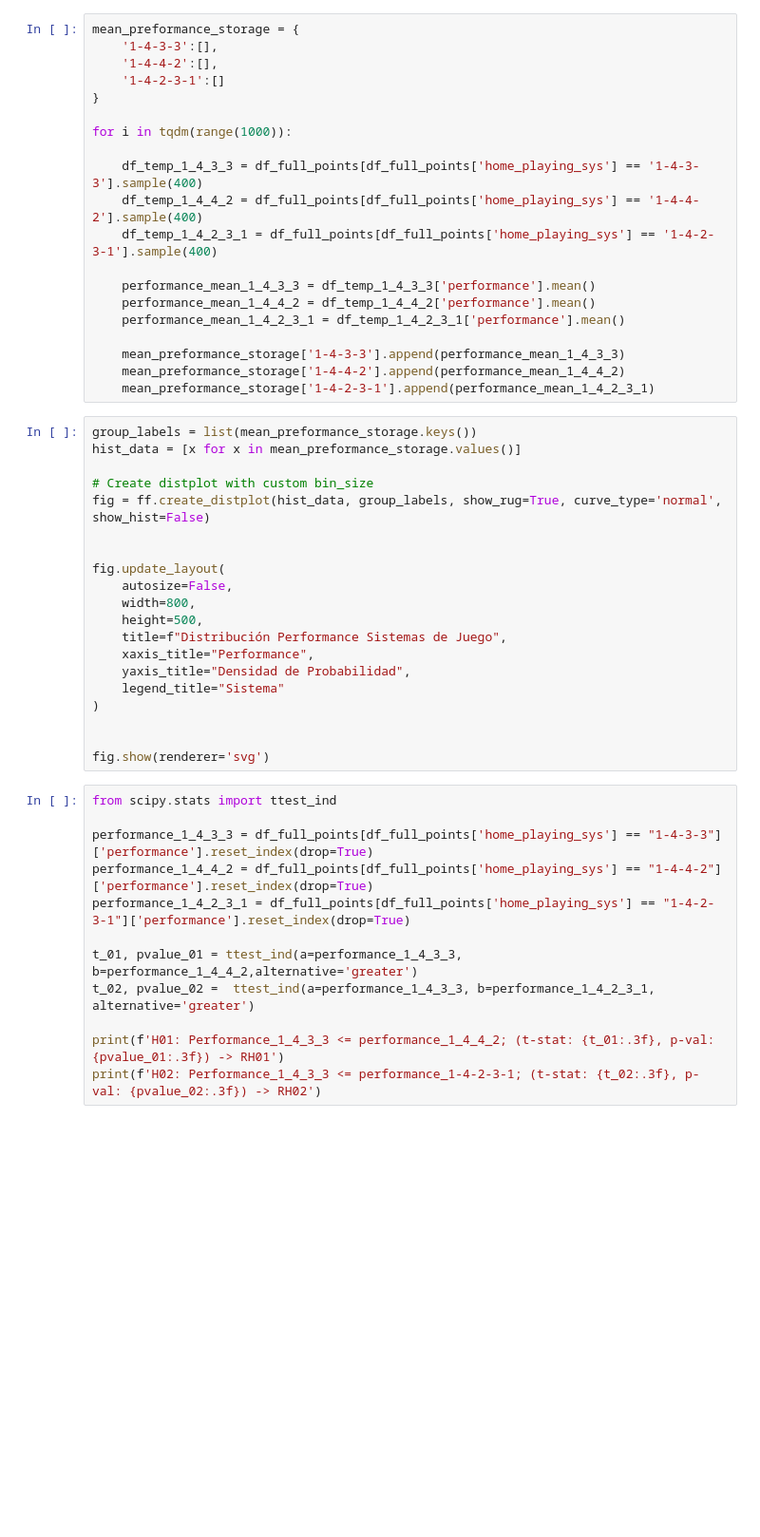
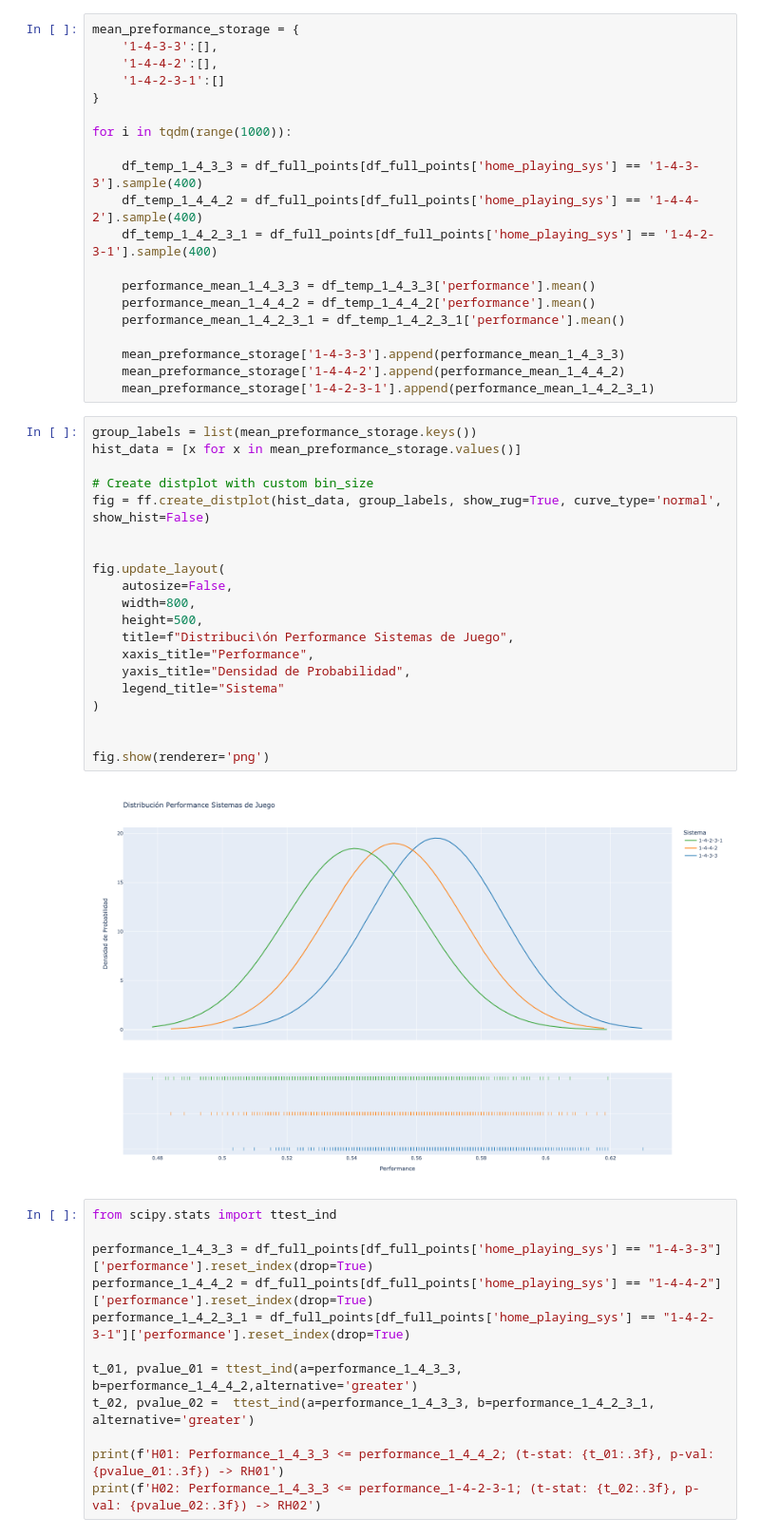
Before and after one commit to ignacioTapia95/neuralworks-challenge, a Jupyter notebook: notebooks/01_SANDBOX_EDA.ipynb, the cells around one changed output. Shown at 95% size. Cells and saved outputs as stored; diff of their text form; blank space fills up the shorter version.

```diff
--- a/notebooks/01_SANDBOX_EDA.ipynb
+++ b/notebooks/01_SANDBOX_EDA.ipynb
@@ -269,23 +269,25 @@ for i in tqdm(range(1000)):
 # %%
 group_labels = list(mean_preformance_storage.keys())
 hist_data = [x for x in mean_preformance_storage.values()]
 
 # Create distplot with custom bin_size
 fig = ff.create_distplot(hist_data, group_labels, show_rug=True, curve_type='normal', show_hist=False)
 
 
 fig.update_layout(
     autosize=False,
     width=800,
     height=500,
-    title=f"Distribución Performance Sistemas de Juego",
+    title=f"Distribuci\ón Performance Sistemas de Juego",
     xaxis_title="Performance",
     yaxis_title="Densidad de Probabilidad",
     legend_title="Sistema"
 )
 
 
-fig.show(renderer='svg')
+fig.show(renderer='png')
+# %% [output]
+[figure, added]
 # %%
 from scipy.stats import ttest_ind
 
```
